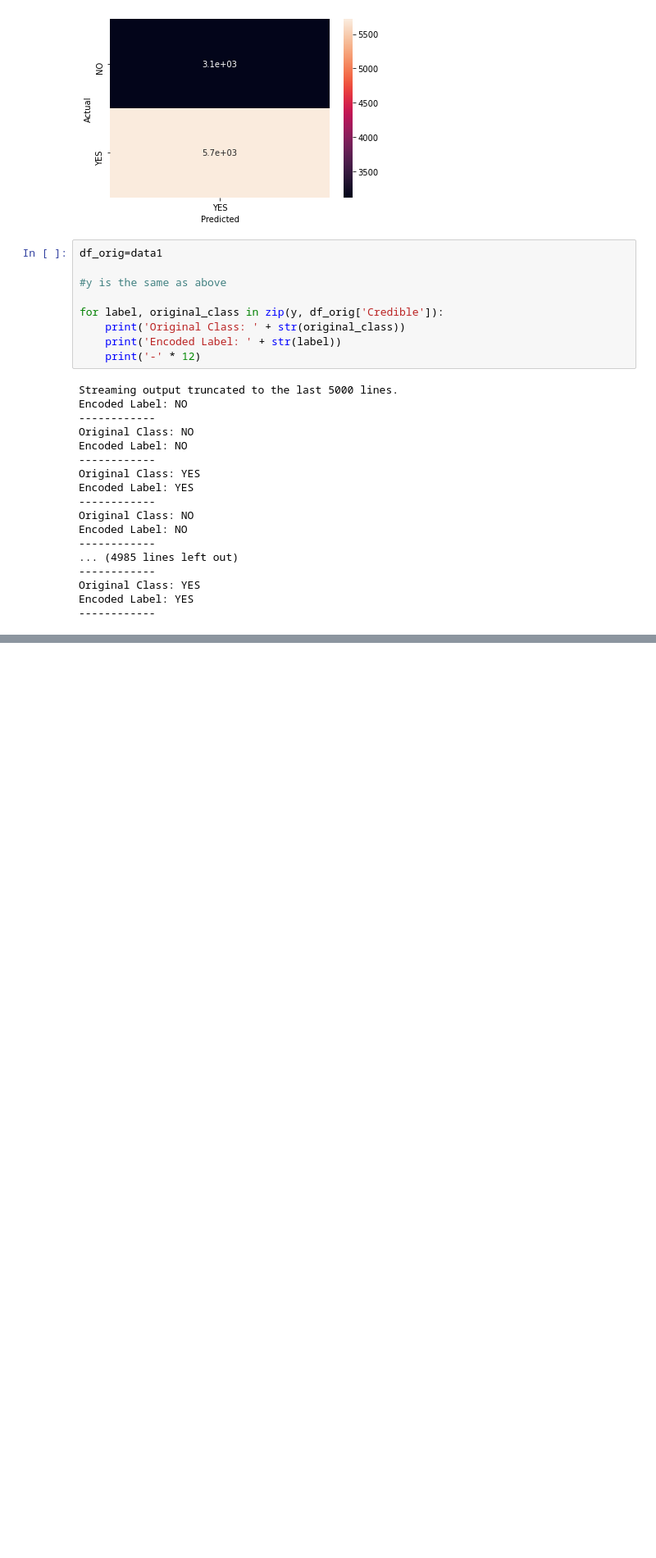
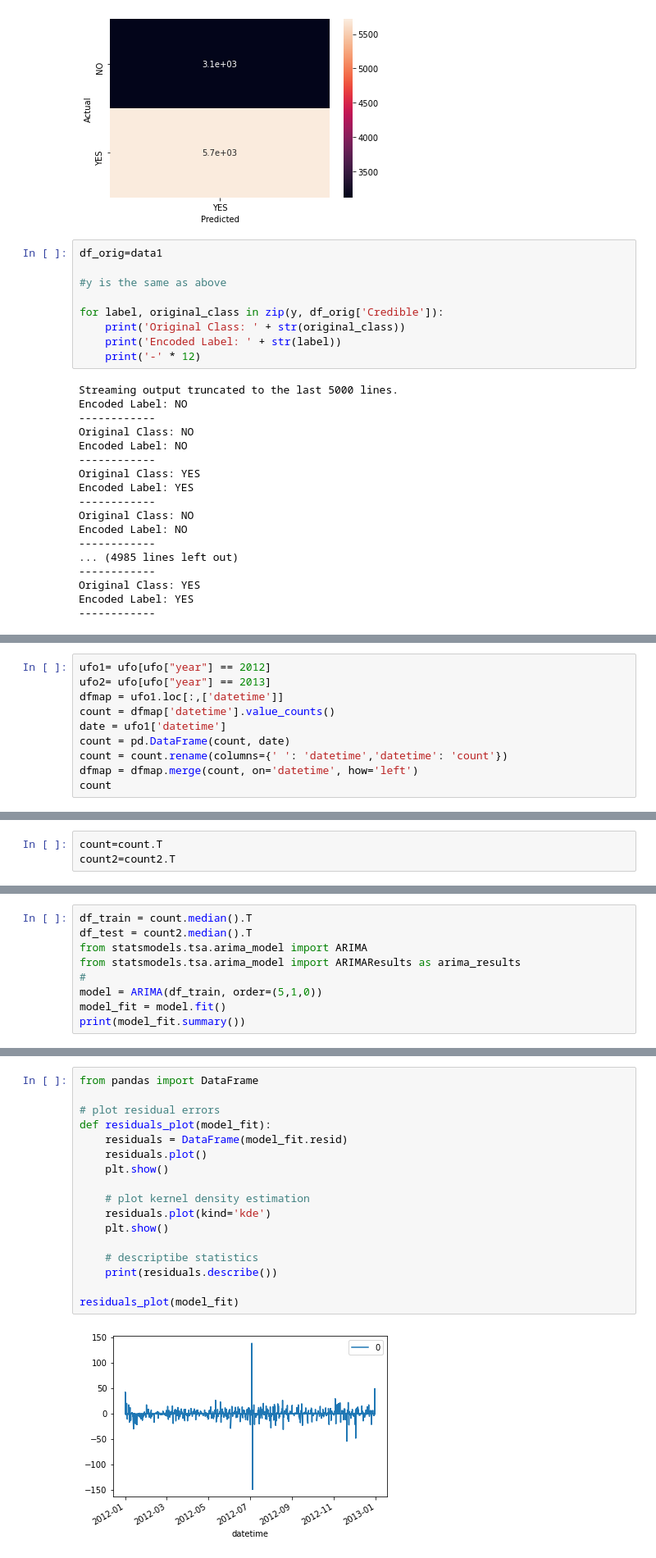
Before and after one commit to larregui/IST718-Project, a Jupyter notebook: UFO_Classifier.ipynb, the cells around one changed output, grey strips where cells are left out. Shown at 82% size. Drawn from its saved outputs; the diff is of its cells as text; blank space fills up the shorter version.

```diff
--- a/UFO_Classifier.ipynb
+++ b/UFO_Classifier.ipynb
@@ -330,0 +259,10 @@ ValueError: ignored
+# %%
+ufo1= ufo[ufo["year"] == 2012]
+ufo2= ufo[ufo["year"] == 2013]
+dfmap = ufo1.loc[:,['datetime']]
+count = dfmap['datetime'].value_counts()
+date = ufo1['datetime']
+count = pd.DataFrame(count, date)
+count = count.rename(columns={' ': 'datetime','datetime': 'count'})
+dfmap = dfmap.merge(count, on='datetime', how='left')
+count
@@ -330,0 +307,3 @@ ValueError: ignored
+# %%
+count=count.T
+count2=count2.T
@@ -330,0 +317,9 @@ ValueError: ignored
+# %%
+df_train = count.median().T
+df_test = count2.median().T
+from statsmodels.tsa.arima_model import ARIMA
+from statsmodels.tsa.arima_model import ARIMAResults as arima_results
+#
+model = ARIMA(df_train, order=(5,1,0))
+model_fit = model.fit()
+print(model_fit.summary())
@@ -330,0 +344,19 @@ ValueError: ignored
+# %%
+from pandas import DataFrame
+
+# plot residual errors
+def residuals_plot(model_fit):
+    residuals = DataFrame(model_fit.resid)
+    residuals.plot()
+    plt.show()
+
+    # plot kernel density estimation
+    residuals.plot(kind='kde')
+    plt.show()
+
+    # descriptibe statistics
+    print(residuals.describe())
+
+residuals_plot(model_fit)
+# %% [output]
+[figure, added]
```
Also changed, not shown: parts of 19 cells of this notebook.
